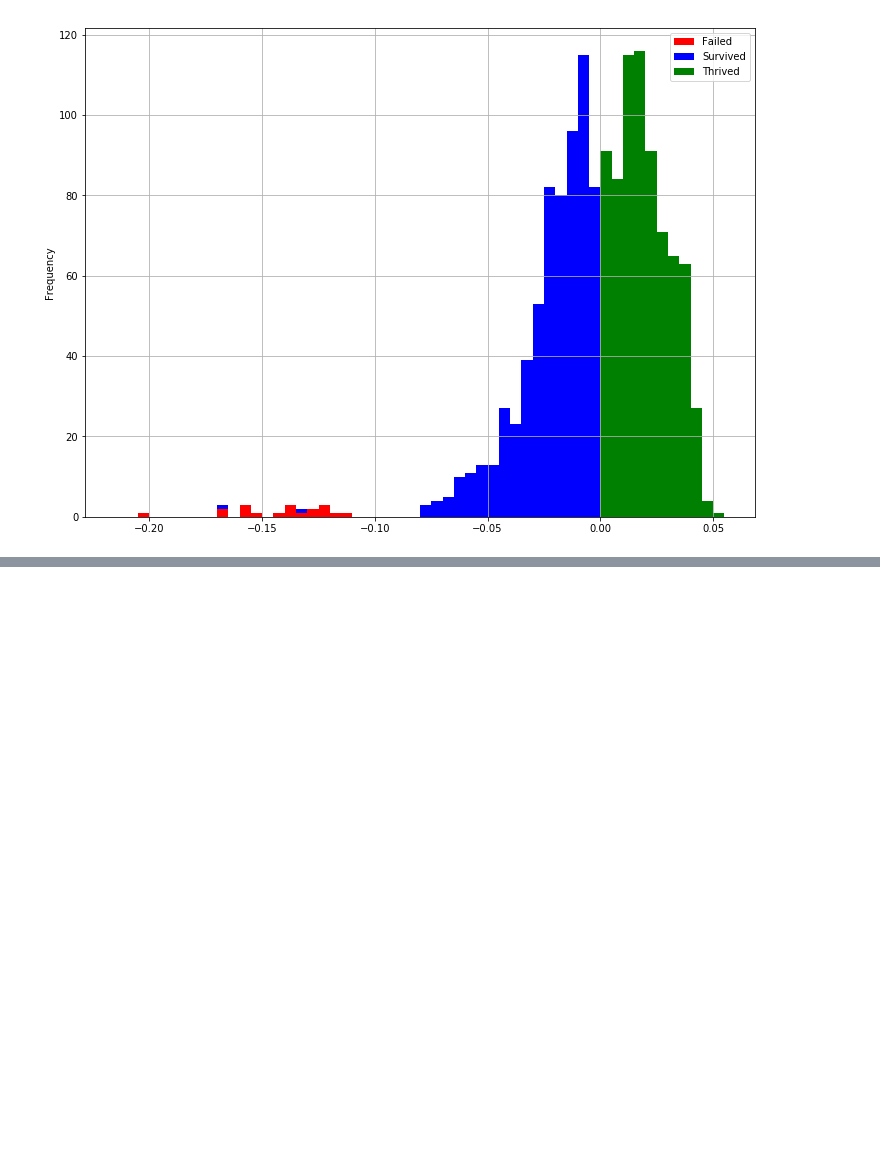
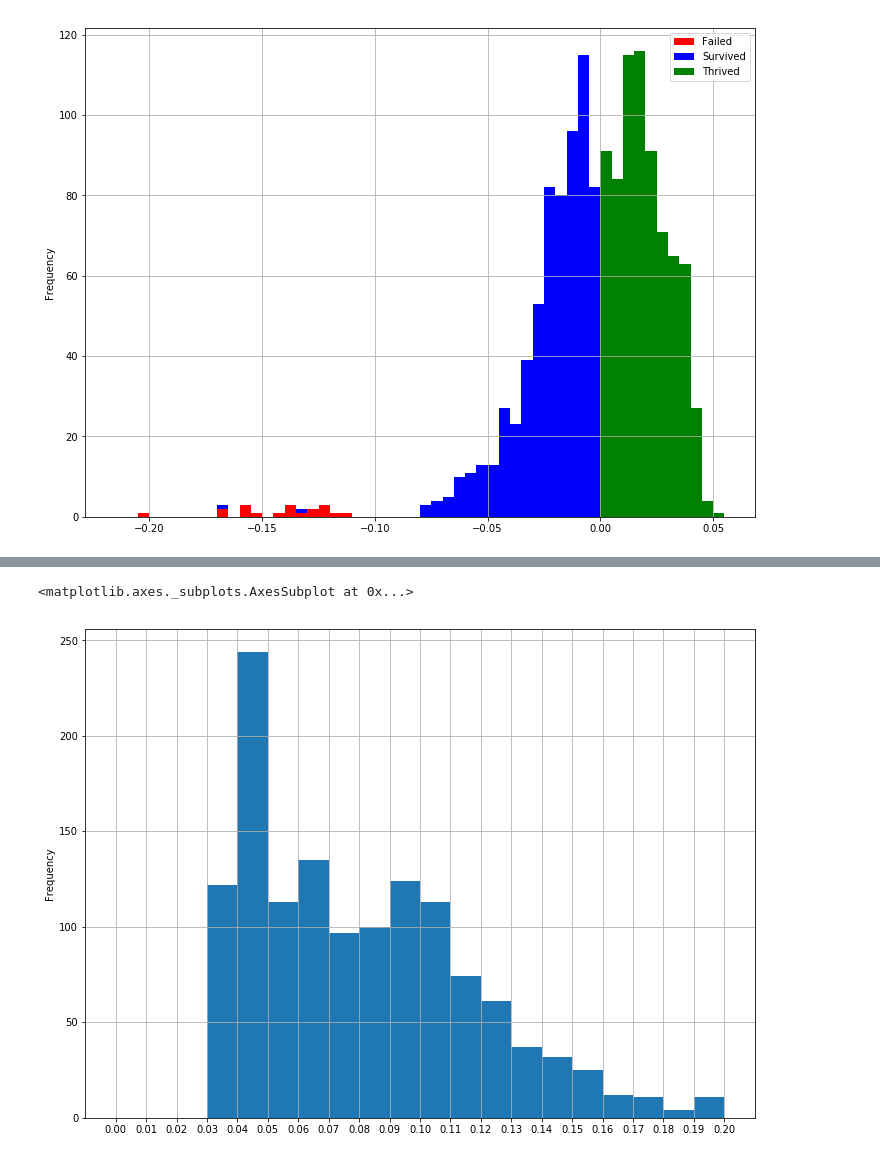
Before and after one commit to mday64/StockMarket, a Jupyter notebook: StockMarket2.ipynb, the cells around one changed output, grey strips where cells are left out. Drawn from its saved outputs; the diff is of its cells as text; code cells hidden in the pictures; blank space fills up the shorter version.

```diff
--- a/StockMarket2.ipynb
+++ b/StockMarket2.ipynb
@@ -834,0 +876,6 @@ h.plot.hist(bins=bins, figsize=(12,9), grid=True, stacked=True, colormap=matplot
+# %%
+bins = np.linspace(0, 0.20, num=21, endpoint=True)
+df.last_withdrawal_rate.plot.hist(bins=bins, figsize=(12,9), grid=True, xticks=bins)
+# %% [output]
+<matplotlib.axes._subplots.AxesSubplot at 0x...>
+[figure, added]
```
Also changed, not shown: parts of 13 cells of this notebook, 1 other file.
